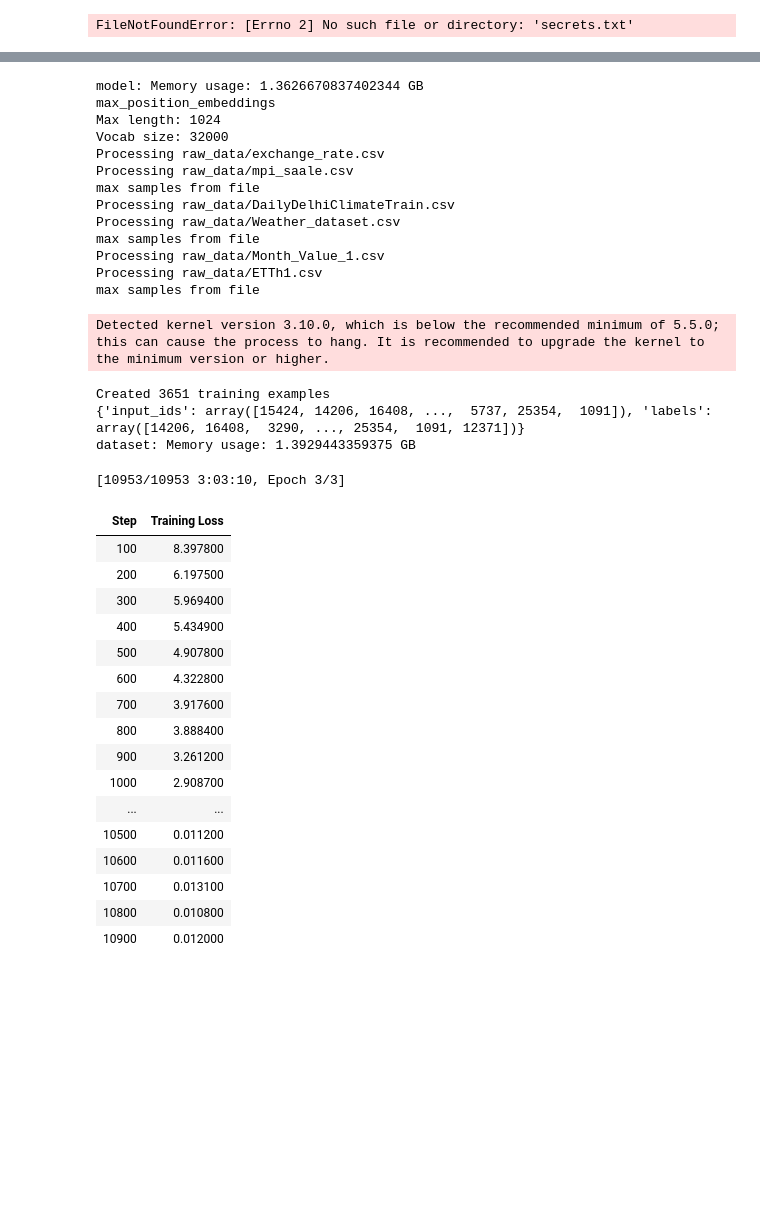
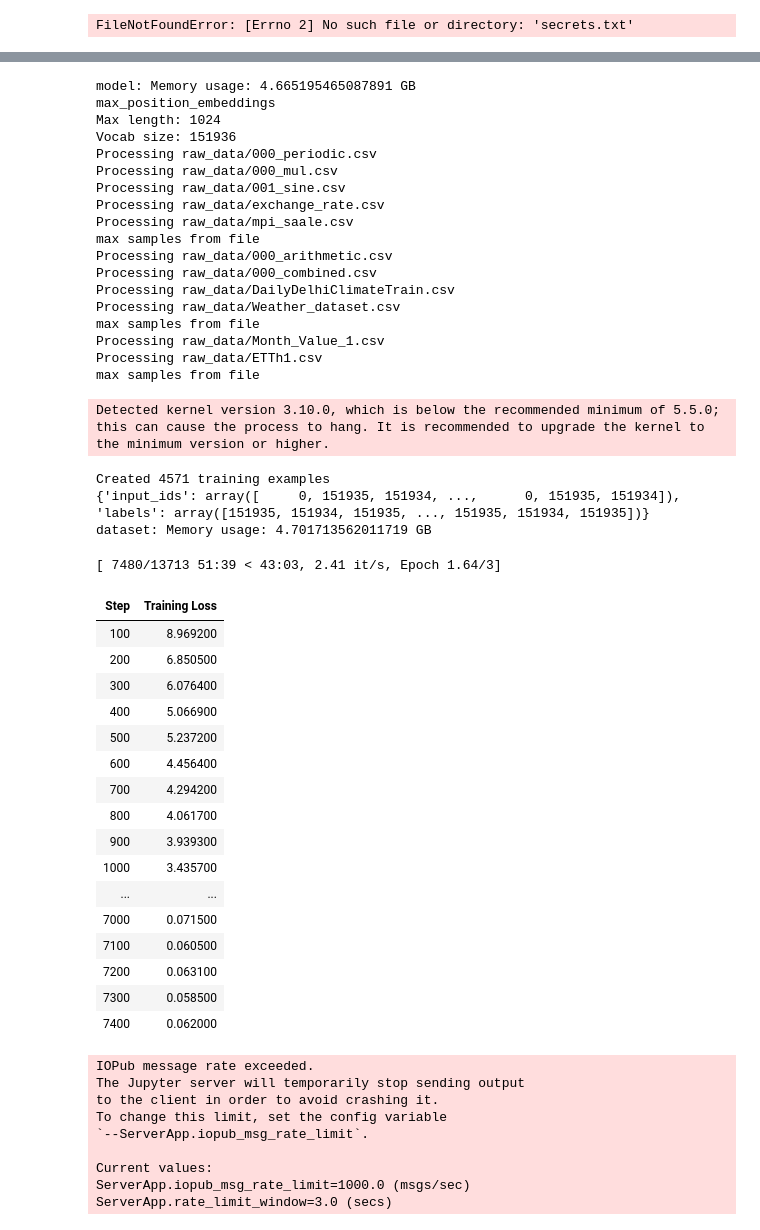
Before and after one commit to JoeyShapiro/TimeSeriesGPT, a Jupyter notebook: model.ipynb, the cells around one changed output, grey strips where cells are left out. Saved outputs shown, nothing was run; the diff lists cells and outputs as text; code cells hidden in the pictures; blank space fills up the shorter version.

Commit message:
tried models

```diff
--- a/model.ipynb
+++ b/model.ipynb
@@ -351,8 +351,10 @@ input_files = [str(file) for file in Path('raw_data').glob('*.csv')]
 output_dir = 'processed_data'
 
 class GPTDataset(Dataset):
-    def __init__(self, model, stride=128, window=None):
-        self.data = prepare_training_data(model, input_files, output_dir, stride=stride, window=window)
+    def __init__(self, model, stride=128, window=None, files=None):
+        if files == None:
+            files = input_files
+        self.data = prepare_training_data(model, files, output_dir, stride=stride, window=window)
 
     def __len__(self):
         return len(self.data)
@@ -369,6 +371,7 @@ class GPTDataset(Dataset):
         }
 # %%
 from transformers import GPT2LMHeadModel, Trainer, TrainingArguments, AutoModelForCausalLM
+import time
 
 def train_model(model_name, output_dir, epochs=3, batch_size=4, stride=128, window=1024):
     # Initialize model
@@ -376,7 +379,7 @@ def train_model(model_name, output_dir, epochs=3, batch_size=4, stride=128, wind
         model_name,
         # token=os.environ["HUGGINGFACE_TOKEN"]
     ).to(device)
-    output_dir = Path(output_dir) / model_name
+    output_dir = Path(output_dir) / model_name / time.strftime("%y-%m-%d_%H")
 
     import psutil
     process = psutil.Process(os.getpid())
@@ -464,51 +473,65 @@ train_model(
 )
 # %%
 train_model(
-    model_name='TinyLlama/TinyLlama-1.1B-Chat-v1.0',
+    # model_name='TinyLlama/TinyLlama-1.1B-Chat-v1.0',
     # model_name='microsoft/phi-2',
     # model_name='microsoft/phi-1_5',
-    # model_name='Qwen/Qwen2.5-0.5B',
+    model_name='Qwen/Qwen2.5-0.5B',
     # model_name='google/flan-t5-small',
     output_dir='models',
     batch_size=1,
     window=1024,
 )
 # %% [output]
-model: Memory usage: 1.3626670837402344 GB
+model: Memory usage: 4.665195465087891 GB
 max_position_embeddings
 Max length: 1024
-Vocab size: 32000
+Vocab size: 151936
+Processing raw_data/000_periodic.csv
+Processing raw_data/000_mul.csv
+Processing raw_data/001_sine.csv
 Processing raw_data/exchange_rate.csv
 Processing raw_data/mpi_saale.csv
 max samples from file
+Processing raw_data/000_arithmetic.csv
+Processing raw_data/000_combined.csv
 Processing raw_data/DailyDelhiClimateTrain.csv
 Processing raw_data/Weather_dataset.csv
 max samples from file
 Processing raw_data/Month_Value_1.csv
 Processing raw_data/ETTh1.csv
 max samples from file
 Detected kernel version 3.10.0, which is below the recommended minimum of 5.5.0; this can cause the process to hang. It is recommended to upgrade the kernel to the minimum version or higher.
-Created 3651 training examples
-{'input_ids': array([15424, 14206, 16408, ...,  5737, 25354,  1091]), 'labels': array([14206, 16408,  3290, ..., 25354,  1091, 12371])}
-dataset: Memory usage: 1.3929443359375 GB
+Created 4571 training examples
+{'input_ids': array([     0, 151935, 151934, ...,      0, 151935, 151934]), 'labels': array([151935, 151934, 151935, ..., 151935, 151934, 151935])}
+dataset: Memory usage: 4.701713562011719 GB
-[10953/10953 3:03:10, Epoch 3/3]
+[ 7480/13713 51:39 < 43:03, 2.41 it/s, Epoch 1.64/3]
 | Step | Training Loss |
-| 100 | 8.397800 |
-| 200 | 6.197500 |
-| 300 | 5.969400 |
-| 400 | 5.434900 |
-| 500 | 4.907800 |
-| 600 | 4.322800 |
-| 700 | 3.917600 |
-| 800 | 3.888400 |
-| 900 | 3.261200 |
-| 1000 | 2.908700 |
+| 100 | 8.969200 |
+| 200 | 6.850500 |
+| 300 | 6.076400 |
+| 400 | 5.066900 |
+| 500 | 5.237200 |
+| 600 | 4.456400 |
+| 700 | 4.294200 |
+| 800 | 4.061700 |
+| 900 | 3.939300 |
+| 1000 | 3.435700 |
 | ... | ... |
-| 10500 | 0.011200 |
-| 10600 | 0.011600 |
-| 10700 | 0.013100 |
-| 10800 | 0.010800 |
-| 10900 | 0.012000 |
+| 7000 | 0.071500 |
+| 7100 | 0.060500 |
+| 7200 | 0.063100 |
+| 7300 | 0.058500 |
+| 7400 | 0.062000 |
+IOPub message rate exceeded.
+The Jupyter server will temporarily stop sending output
+to the client in order to avoid crashing it.
+To change this limit, set the config variable
+`--ServerApp.iopub_msg_rate_limit`.
+
+Current values:
+ServerApp.iopub_msg_rate_limit=1000.0 (msgs/sec)
+ServerApp.rate_limit_window=3.0 (secs)
 # %%
 import torch
 from transformers import GPT2LMHeadModel, GPT2Tokenizer, AutoModelForCausalLM
```
Also changed, not shown: parts of 3 cells of this notebook.
